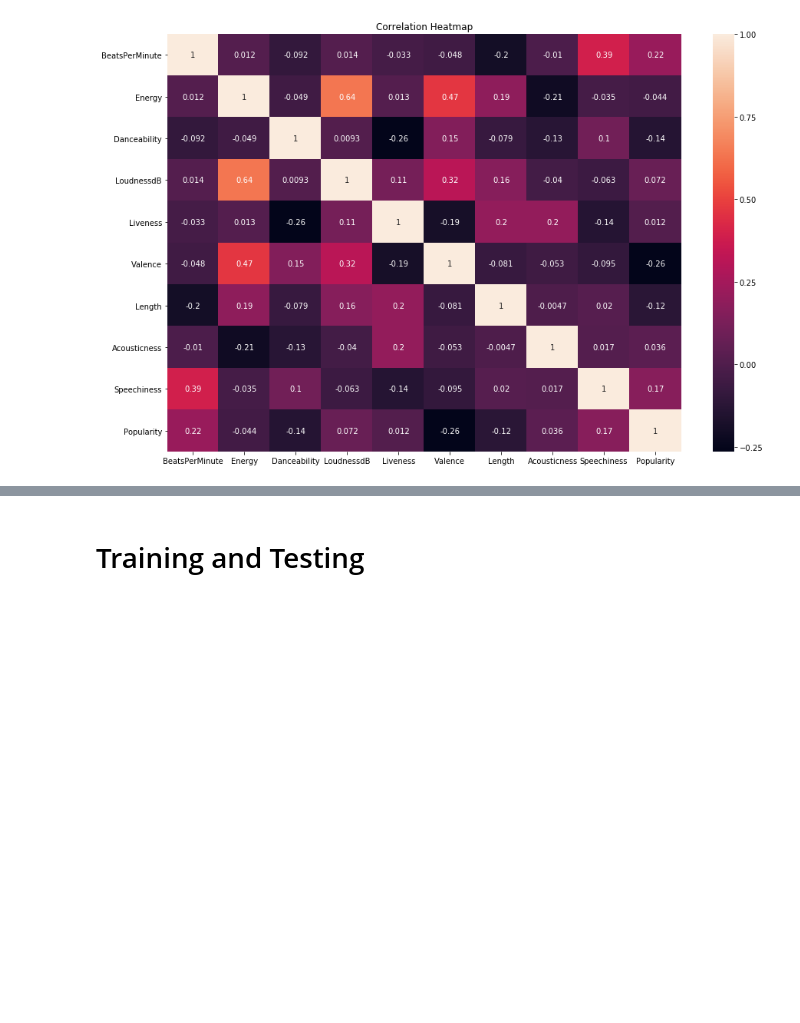
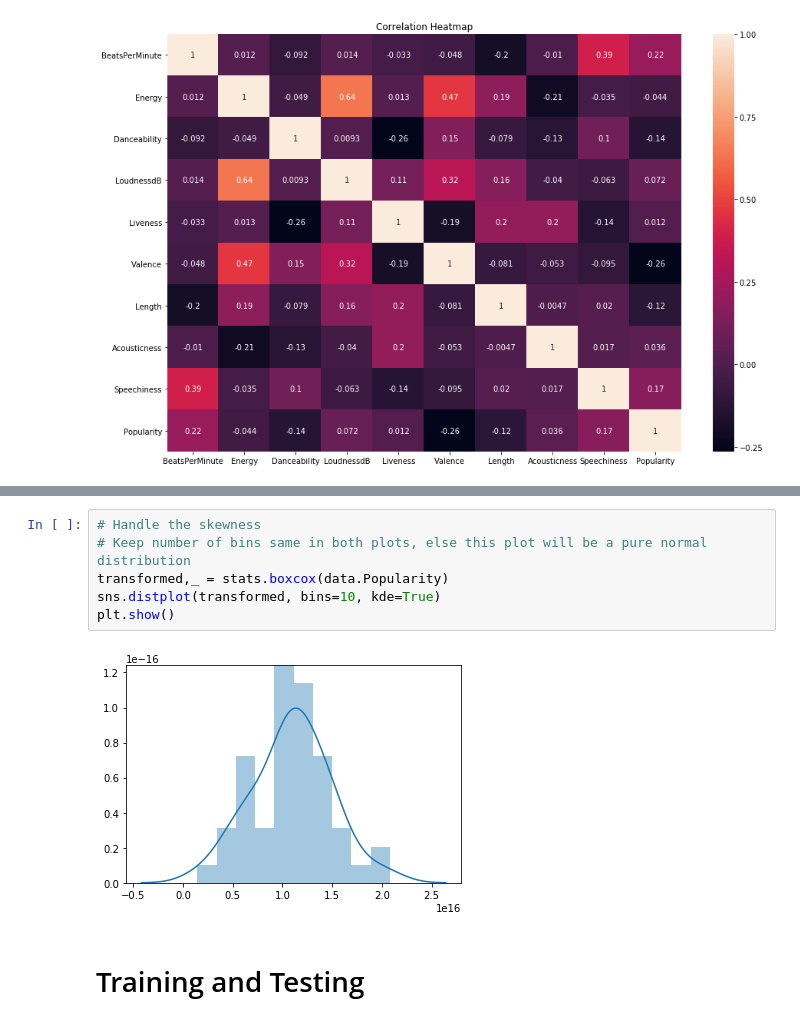
Before and after one commit to yc-gh/Kaggle, a Jupyter notebook: Spotify Songs/Top 50 Spotify.ipynb, the cells around one changed output, grey strips where cells are left out. Cells and saved outputs as stored; diff of their text form; blank space fills up the shorter version.

```diff
--- a/Spotify Songs/Top 50 Spotify.ipynb
+++ b/Spotify Songs/Top 50 Spotify.ipynb
@@ -187,3 +195,11 @@ figure.fig.set_size_inches(20, 10)
+# %%
+# Handle the skewness
+# Keep number of bins same in both plots, else this plot will be a pure normal distribution
+transformed,_ = stats.boxcox(data.Popularity)
+sns.distplot(transformed, bins=10, kde=True)
+plt.show()
+# %% [output]
+[figure, added]
 # %% [markdown]
 # Training and Testing
 # %%
```
Also changed, not shown: parts of 6 cells of this notebook.
